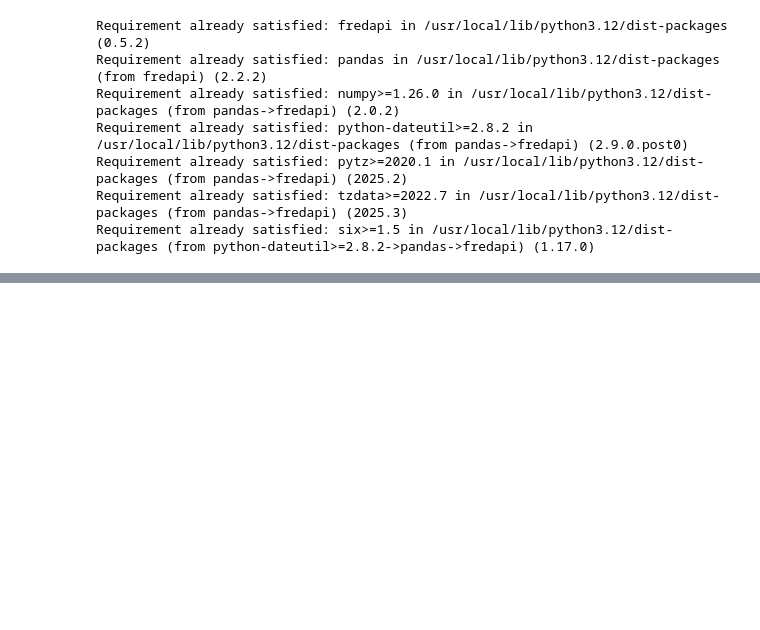
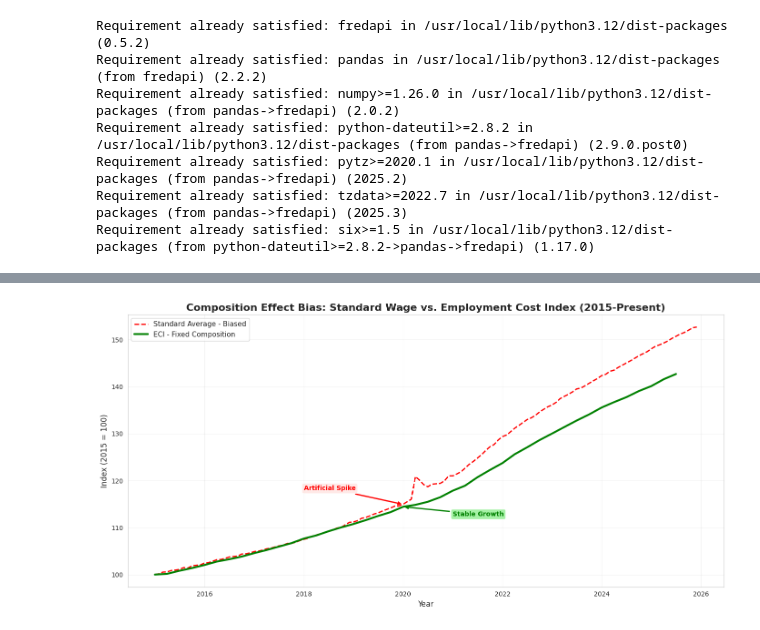
Before and after one commit to ozhao1323/ECON3916-Statistical-and-Machine-Learning, a Jupyter notebook: Lab 2/Lab_2_Fred_API.ipynb, the cells around one changed output, grey strips where cells are left out. Drawn from its saved outputs; the diff is of its cells as text; code cells hidden in the pictures; blank space fills up the shorter version.

```diff
--- a/Lab 2/Lab_2_Fred_API.ipynb
+++ b/Lab 2/Lab_2_Fred_API.ipynb
@@ -50,0 +184,70 @@ Fetching data from FRED...
+# %%
+import matplotlib.pyplot as plt
+import pandas as pd
+
+# 1. Fetch the Employment Cost Index data
+eci = fred.get_series('ECIWAG')
+
+# 2. Filter both series to 2015 onwards
+start_date = '2015-01-01'
+wages_filtered = wages[wages.index >= start_date]
+eci_filtered = eci[eci.index >= start_date]
+
+# 3. Rebase both series to 100 (first value = 100)
+wages_rebased = (wages_filtered / wages_filtered.iloc[0]) * 100
+eci_rebased = (eci_filtered / eci_filtered.iloc[0]) * 100
+
+# 4. Plot both series on the same chart
+fig, ax = plt.subplots(figsize=(14, 7))
+
+ax.plot(wages_rebased.index, wages_rebased,
+        color='red', linestyle='--', linewidth=2,
+        label='Standard Average - Biased')
+
+ax.plot(eci_rebased.index, eci_rebased,
+        color='green', linewidth=3,
+        label='ECI - Fixed Composition')
+
+# Add title and labels
+ax.set_title('Composition Effect Bias: Standard Wage vs. Employment Cost Index (2015-Present)',
+             fontsize=16, fontweight='bold')
+ax.set_xlabel('Year', fontsize=12)
+ax.set_ylabel('Index (2015 = 100)', fontsize=12)
+
+# Add legend
+ax.legend(loc='upper left', fontsize=11)
+
+# 5. Annotate the 2020 divergence
+# Find 2020 spike in standard wages
+mask_2020 = wages_rebased.index.year == 2020
+if mask_2020.any():
+    spike_date = wages_rebased.index[mask_2020][0]
+    spike_value = wages_rebased.loc[spike_date]
+    eci_value = eci_rebased.loc[spike_date]
+
+    # Annotate the artificial spike in standard data
+    ax.annotate('Artificial Spike',
+                xy=(spike_date, spike_value),
+                xytext=(spike_date - pd.DateOffset(years=2), spike_value + 3),
+                arrowprops=dict(arrowstyle='->', color='red', lw=2),
+                fontsize=10, fontweight='bold', color='red',
+                bbox=dict(boxstyle='round', facecolor='mistyrose', alpha=0.8))
+
+    # Annotate the stable growth in ECI
+    ax.annotate('Stable Growth',
+                xy=(spike_date, eci_value),
+                xytext=(spike_date + pd.DateOffset(years=1), eci_value - 2),
+                arrowprops=dict(arrowstyle='->', color='green', lw=2),
+                fontsize=10, fontweight='bold', color='green',
+                bbox=dict(boxstyle='round', facecolor='lightgreen', alpha=0.8))
+
+# Add grid
+ax.grid(True, alpha=0.3)
+
+# Tight layout
+plt.tight_layout()
+
+# Display
+plt.show()
+# %% [output]
+[figure, added]
```
Also changed, not shown: parts of 6 cells of this notebook.
